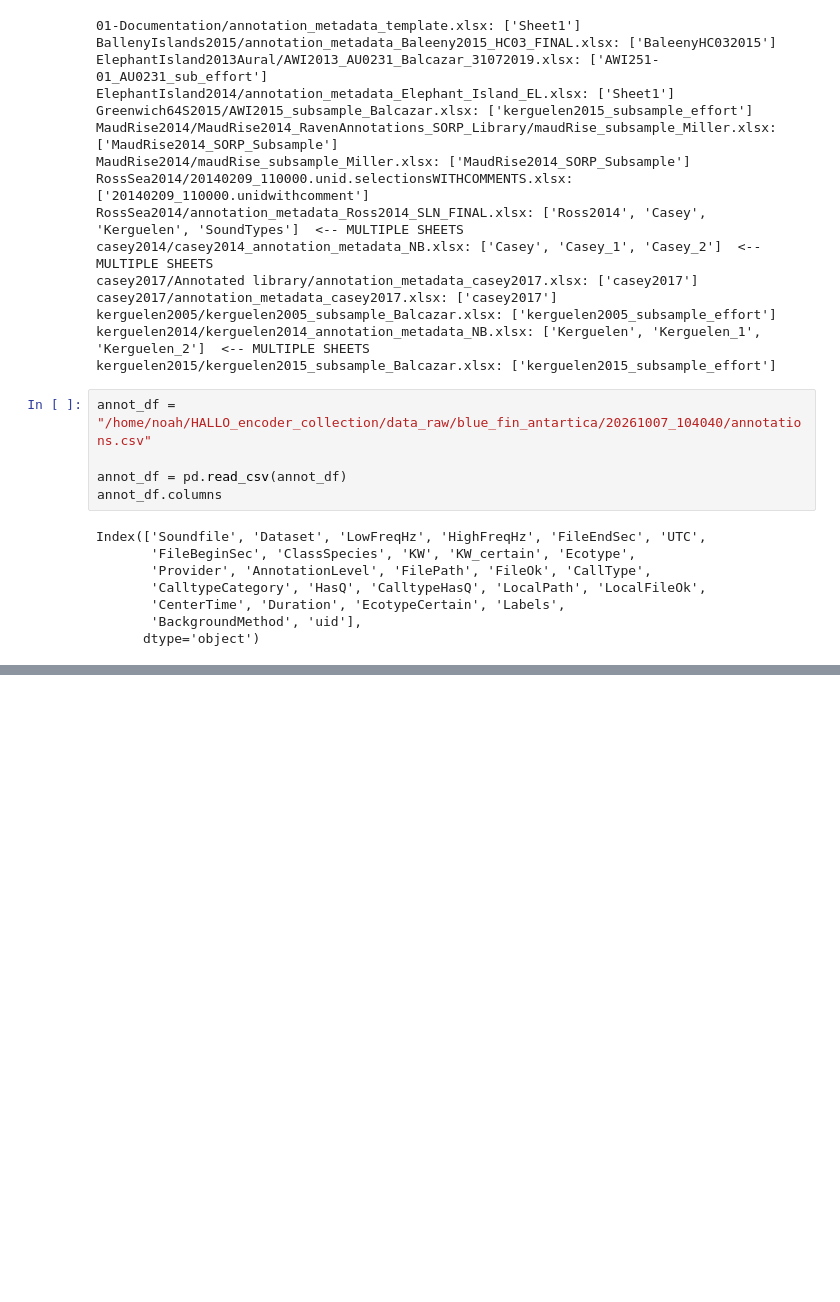
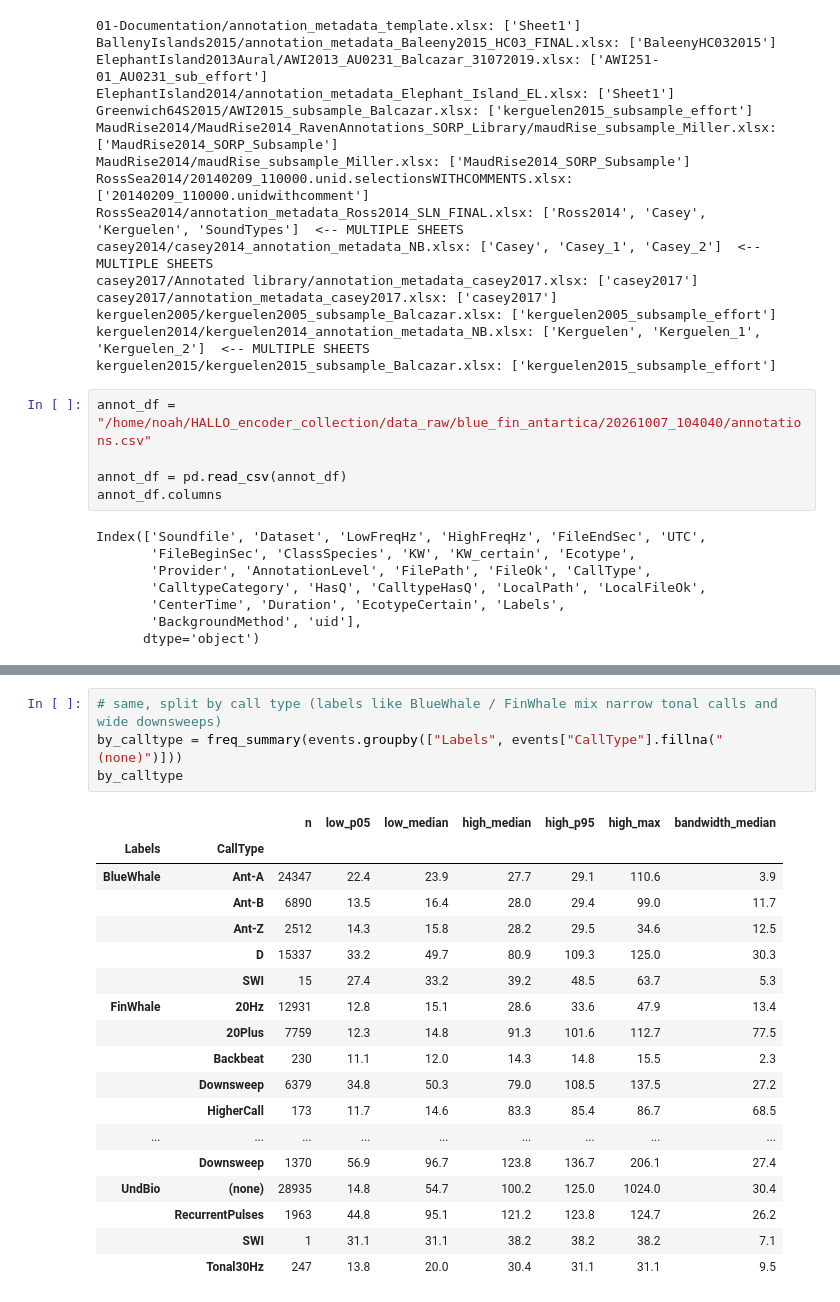
Before and after one commit to coastal-science/HALLO_encoder_collection, a Jupyter notebook: scripts/blue_fin_antartica/experimental/eda.ipynb, the cells around one changed output, grey strips where cells are left out. Saved outputs shown, nothing was run; the diff lists cells and outputs as text; blank space fills up the shorter version.

```diff
--- a/scripts/blue_fin_antartica/experimental/eda.ipynb
+++ b/scripts/blue_fin_antartica/experimental/eda.ipynb
@@ -70,0 +105,23 @@ annot_df['Labels'].value_counts()
+# %%
+# same, split by call type (labels like BlueWhale / FinWhale mix narrow tonal calls and wide downsweeps)
+by_calltype = freq_summary(events.groupby(["Labels", events["CallType"].fillna("(none)")]))
+by_calltype
+# %% [output]
+|  |  | n | low_p05 | low_median | high_median | high_p95 | high_max | bandwidth_median |
+| Labels | CallType |  |  |  |  |  |  |  |
+| BlueWhale | Ant-A | 24347 | 22.4 | 23.9 | 27.7 | 29.1 | 110.6 | 3.9 |
+|  | Ant-B | 6890 | 13.5 | 16.4 | 28.0 | 29.4 | 99.0 | 11.7 |
+|  | Ant-Z | 2512 | 14.3 | 15.8 | 28.2 | 29.5 | 34.6 | 12.5 |
+|  | D | 15337 | 33.2 | 49.7 | 80.9 | 109.3 | 125.0 | 30.3 |
+|  | SWI | 15 | 27.4 | 33.2 | 39.2 | 48.5 | 63.7 | 5.3 |
+| FinWhale | 20Hz | 12931 | 12.8 | 15.1 | 28.6 | 33.6 | 47.9 | 13.4 |
+|  | 20Plus | 7759 | 12.3 | 14.8 | 91.3 | 101.6 | 112.7 | 77.5 |
+|  | Backbeat | 230 | 11.1 | 12.0 | 14.3 | 14.8 | 15.5 | 2.3 |
+|  | Downsweep | 6379 | 34.8 | 50.3 | 79.0 | 108.5 | 137.5 | 27.2 |
+|  | HigherCall | 173 | 11.7 | 14.6 | 83.3 | 85.4 | 86.7 | 68.5 |
+| ... | ... | ... | ... | ... | ... | ... | ... | ... |
+|  | Downsweep | 1370 | 56.9 | 96.7 | 123.8 | 136.7 | 206.1 | 27.4 |
+| UndBio | (none) | 28935 | 14.8 | 54.7 | 100.2 | 125.0 | 1024.0 | 30.4 |
+|  | RecurrentPulses | 1963 | 44.8 | 95.1 | 121.2 | 123.8 | 124.7 | 26.2 |
+|  | SWI | 1 | 31.1 | 31.1 | 38.2 | 38.2 | 38.2 | 7.1 |
+|  | Tonal30Hz | 247 | 13.8 | 20.0 | 30.4 | 31.1 | 31.1 | 9.5 |
```
Also changed, not shown: parts of 3 cells of this notebook, 8 other files.
